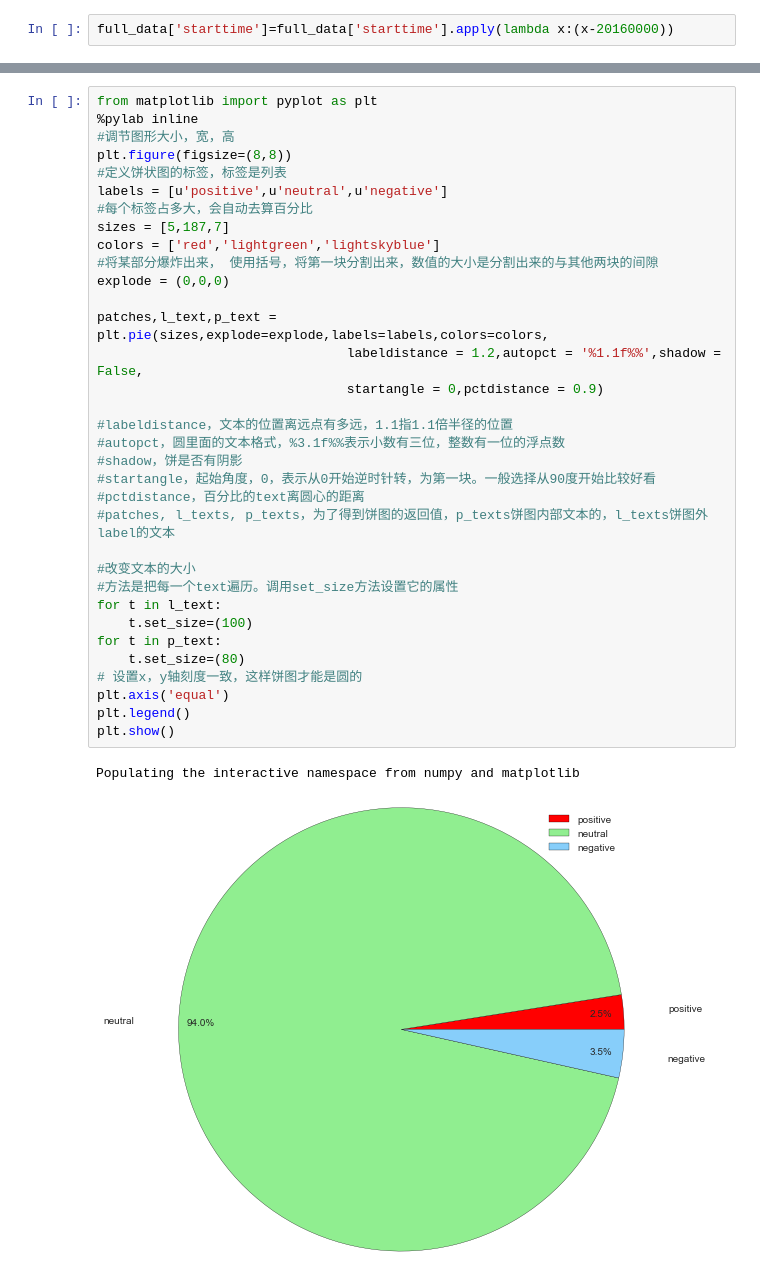
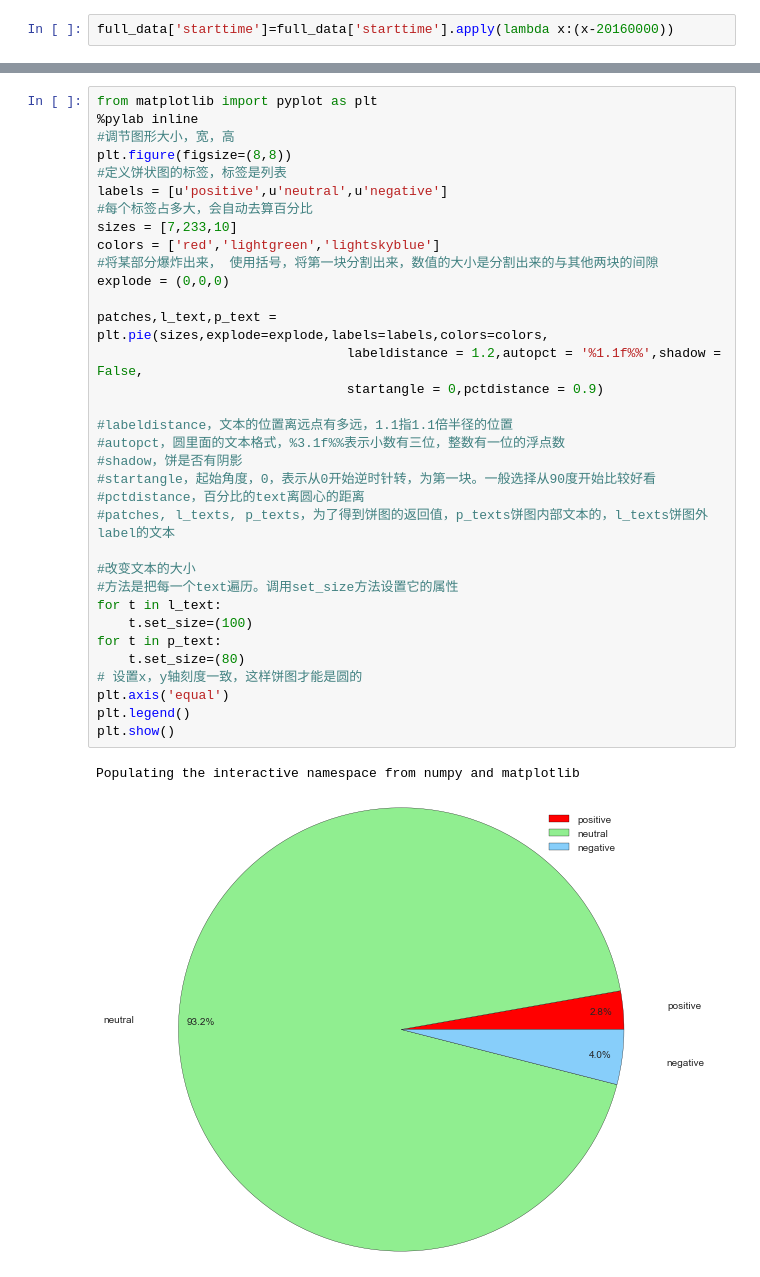
Before and after one commit to Vayne-Lover/Endless-Wars, a Jupyter notebook: Data Analysis.ipynb, the cells around one changed output, grey strips where cells are left out. Drawn from its saved outputs; the diff is of its cells as text.

```diff
--- a/Data Analysis.ipynb
+++ b/Data Analysis.ipynb
@@ -94,34 +99,34 @@ plt.figure(figsize=(8,8))
 #定义饼状图的标签，标签是列表
 labels = [u'positive',u'neutral',u'negative']
 #每个标签占多大，会自动去算百分比
-sizes = [5,187,7]
+sizes = [7,233,10]
 colors = ['red','lightgreen','lightskyblue']
 #将某部分爆炸出来， 使用括号，将第一块分割出来，数值的大小是分割出来的与其他两块的间隙
 explode = (0,0,0)
 
 patches,l_text,p_text = plt.pie(sizes,explode=explode,labels=labels,colors=colors,
                                 labeldistance = 1.2,autopct = '%1.1f%%',shadow = False,
                                 startangle = 0,pctdistance = 0.9)
 
 #labeldistance，文本的位置离远点有多远，1.1指1.1倍半径的位置
 #autopct，圆里面的文本格式，%3.1f%%表示小数有三位，整数有一位的浮点数
 #shadow，饼是否有阴影
 #startangle，起始角度，0，表示从0开始逆时针转，为第一块。一般选择从90度开始比较好看
 #pctdistance，百分比的text离圆心的距离
 #patches, l_texts, p_texts，为了得到饼图的返回值，p_texts饼图内部文本的，l_texts饼图外label的文本
 
 #改变文本的大小
 #方法是把每一个text遍历。调用set_size方法设置它的属性
 for t in l_text:
     t.set_size=(100)
 for t in p_text:
     t.set_size=(80)
 # 设置x，y轴刻度一致，这样饼图才能是圆的
 plt.axis('equal')
 plt.legend()
 plt.show()
 # %% [output]
 Populating the interactive namespace from numpy and matplotlib
-[figure, old version]
+[figure, new version]
 # %%
 dir={}
```
Also changed, not shown: parts of 19 cells of this notebook.
